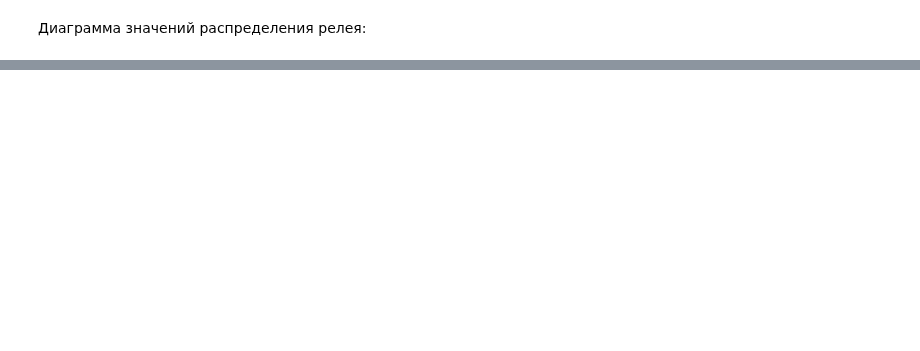
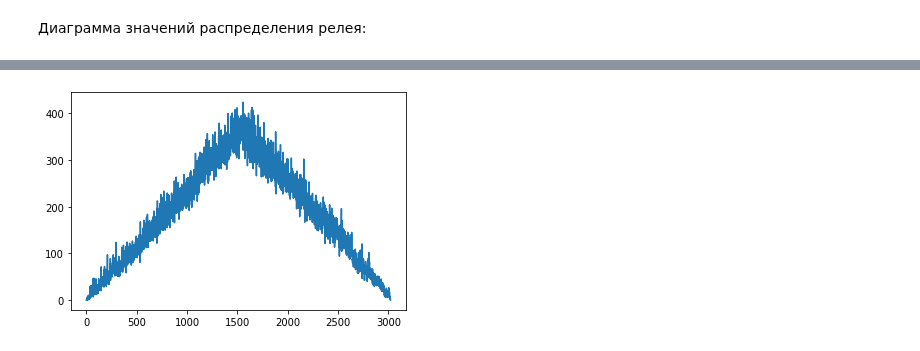
Before and after one commit to cha0xfox/WhiteNoise, a Jupyter notebook: Plots.ipynb, the cells around one changed output, grey strips where cells are left out. Cells and saved outputs as stored; diff of their text form; code cells hidden in the pictures; blank space fills up the shorter version.

```diff
--- a/Plots.ipynb
+++ b/Plots.ipynb
@@ -82,0 +93,4 @@ plot(9)
+# %%
+plot(12)
+# %% [output]
+[figure, added]
```
Also changed, not shown: parts of 13 cells of this notebook, 4 other files.
